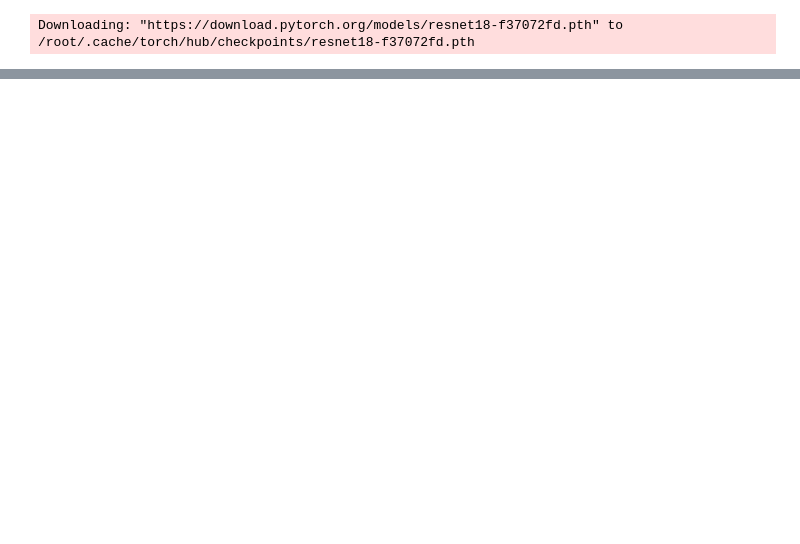
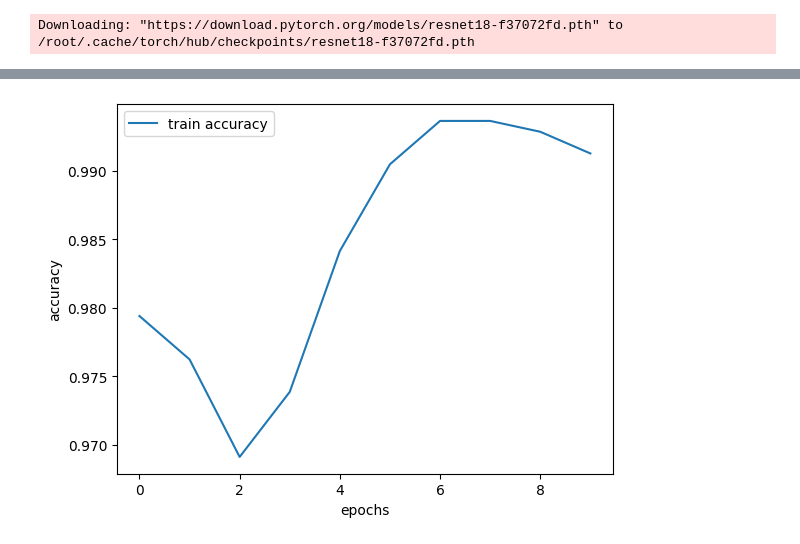
Before and after one commit to asalem2/Image-recognition-of-Breast-Cancer-, a Jupyter notebook: First_Pytorch.ipynb, the cells around one changed output, grey strips where cells are left out. Drawn from its saved outputs; the diff is of its cells as text; code cells hidden in the pictures; blank space fills up the shorter version.

Commit message:
added new charts

```diff
--- a/First_Pytorch.ipynb
+++ b/First_Pytorch.ipynb
@@ -89,6 +98,7 @@ optimizer=optim.Adam(model.parameters(),0.001)
 def train_model(model, train_loader, val_loader, criterion, optimizer, epochs):
     train_acc_history = []
     val_acc_history = []
+    train_loss_history = []
 
     for epoch in range(epochs):
         model.train()
@@ -139,17 +149,17 @@ def train_model(model, train_loader, val_loader, criterion, optimizer, epochs):
 
         val_acc = val_correct / val_total
         val_acc_history.append(val_acc)
-
+        train_loss_history.append(running_loss/len(train_loader))
         print(f"Epoch [{epoch+1}/{epochs}], Loss: {running_loss/len(train_loader):.4f}, "
               f"Train Accuracy: {train_acc:.4f}, Validation Accuracy: {val_acc:.4f}")
 
-    return train_acc_history, val_acc_history
+    return train_acc_history, val_acc_history,train_loss_history
 
 # Train the model
 # Here we are calling the function.
 # Here we are setting the number of epochs to 10
 # Here we are passing in the loss function
-train_acc_history, val_acc_history = train_model(model, train_loader, test_loader, loss_fn, optimizer, 10)
+train_acc_history, val_acc_history,train_loss_history = train_model(model, train_loader, test_loader, loss_fn, optimizer, 10)
 
 # Save the trained model
 torch.save(model.state_dict(), 'multi_class_classification_model.pth')
@@ -166,0 +177,11 @@ Epoch [10/10], Loss: 0.1125, Train Accuracy: 0.9635, Validation Accuracy: 0.8734
+# %%
+import matplotlib.pyplot as plt
+plt.plot(train_acc_history,label="train accuracy")
+plt.xlabel("epochs")
+plt.ylabel("accuracy")
+plt.legend()
+plt.show()
+# This plot will show the accuracy of the model for each epoch
+# The training accuracy measures how well the model is able to classify the images during the training phase
+# %% [output]
+[figure, added]
```
Also changed, not shown: parts of 6 cells of this notebook, 1 other file.
